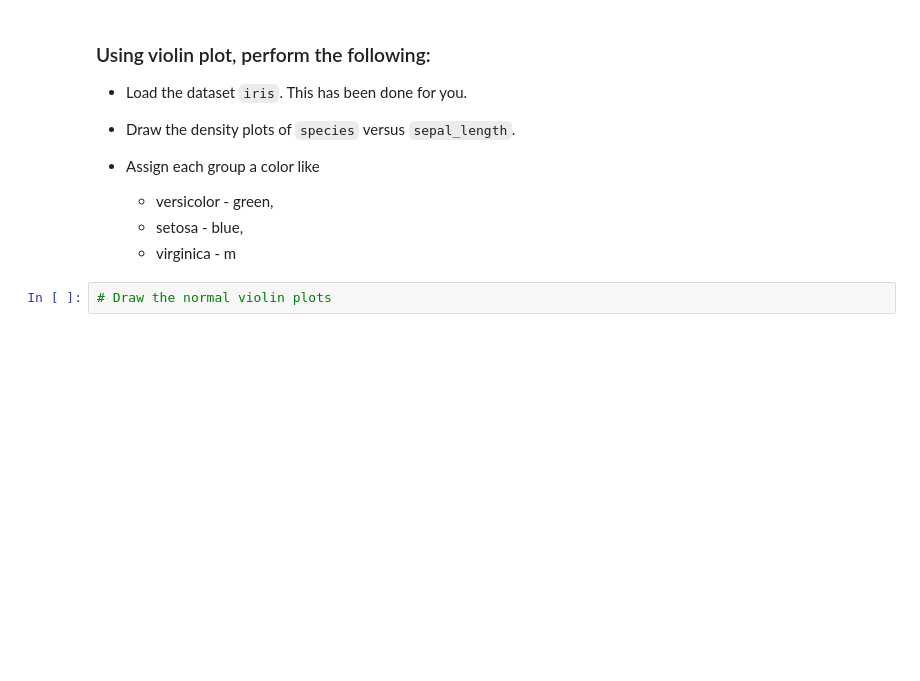
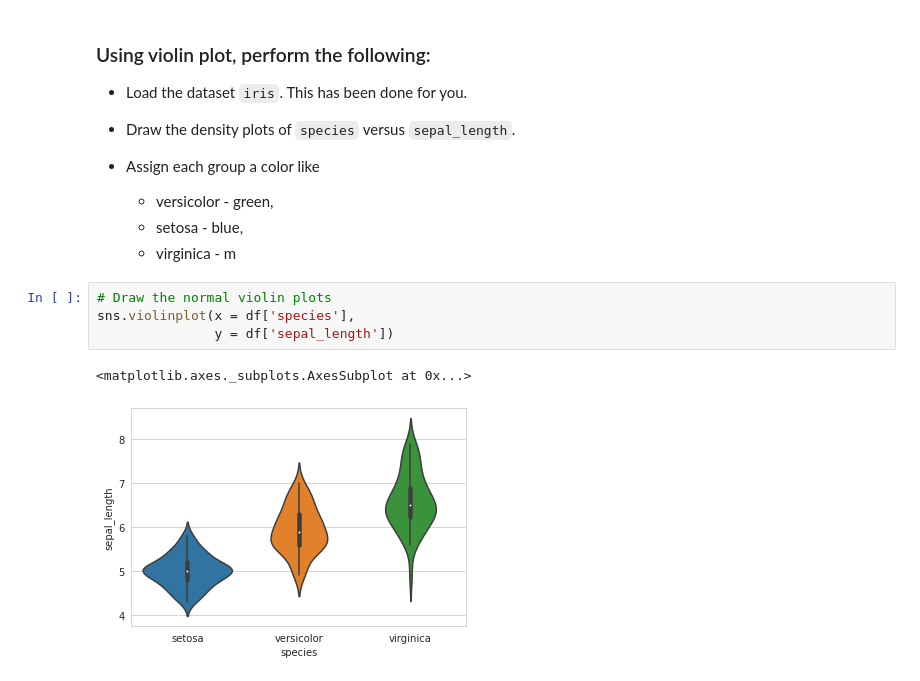
Before and after one commit to Joydeep75/SHALA2020, a Jupyter notebook: Joydeep_DS_L3_20_April_Assignment_3.ipynb, the cells around one changed output. Cells and saved outputs as stored; diff of their text form; blank space fills up the shorter version.

```diff
--- a/Joydeep_DS_L3_20_April_Assignment_3.ipynb
+++ b/Joydeep_DS_L3_20_April_Assignment_3.ipynb
@@ -229,4 +229,9 @@ df = sns.load_dataset('iris')
     * virginica - m
 # %%
 # Draw the normal violin plots
+sns.violinplot(x = df['species'],
+               y = df['sepal_length'])
+# %% [output]
+<matplotlib.axes._subplots.AxesSubplot at 0x...>
+[figure, added]
 # %%
```
Also changed, not shown: parts of 1 cell of this notebook.
